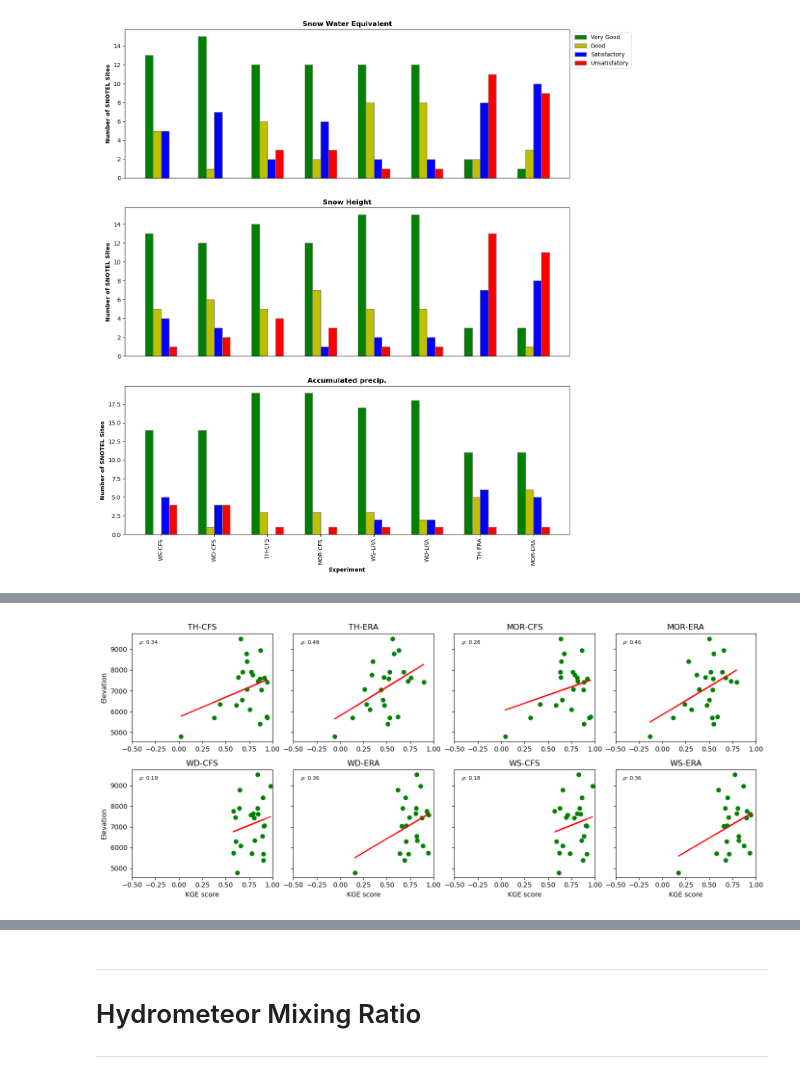
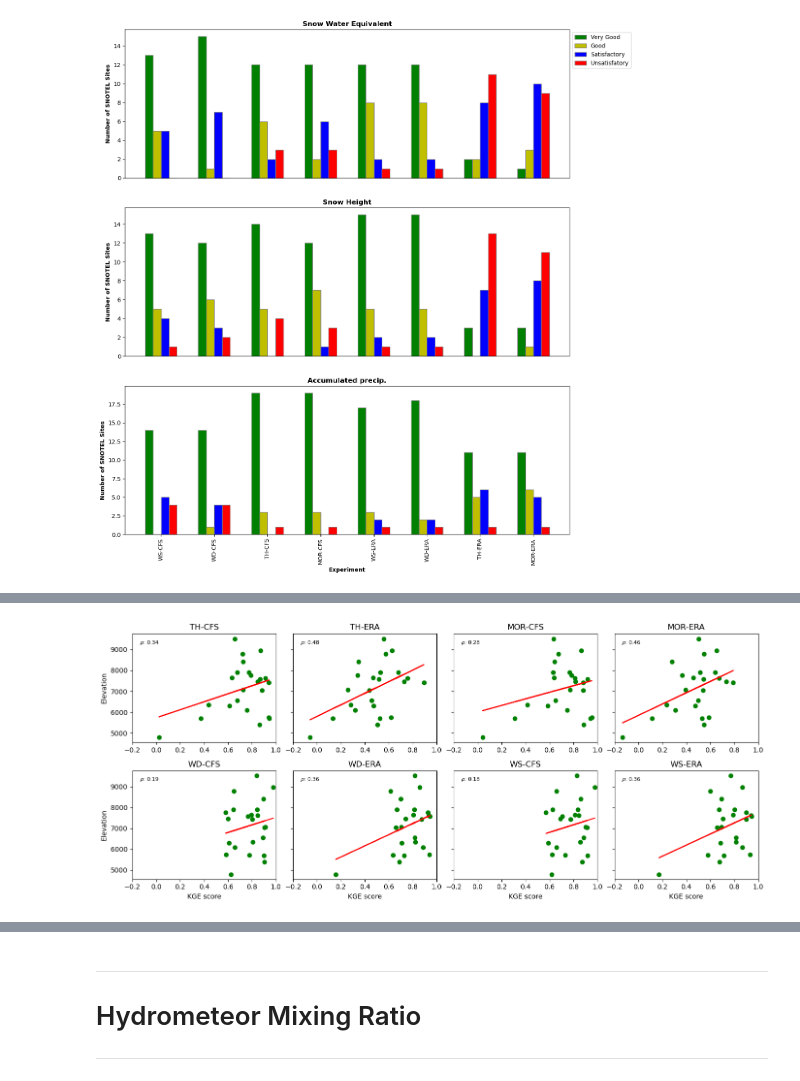
Before and after one commit to stanleyakor1/Comprehensive-Ecam, a Jupyter notebook: Artifact/scritps/Presentation.ipynb, the cells around one changed output, grey strips where cells are left out. Drawn from its saved outputs; the diff is of its cells as text; code cells hidden in the pictures.

```diff
--- a/Artifact/scritps/Presentation.ipynb
+++ b/Artifact/scritps/Presentation.ipynb
@@ -269,4 +356,4 @@ plot_KGE2(swe_23,elevation,tyype = 'KGE')
 # %%
-plot_KGE2(swh_23,elevation,tyype = 'KGE')
+plot_KGE2(swh_23,elevation,lim = -0.2,tyype = 'KGE')
 # %% [output]
-[figure, old version]
+[figure, new version]
```
Also changed, not shown: parts of 27 cells of this notebook, 1 other file.
